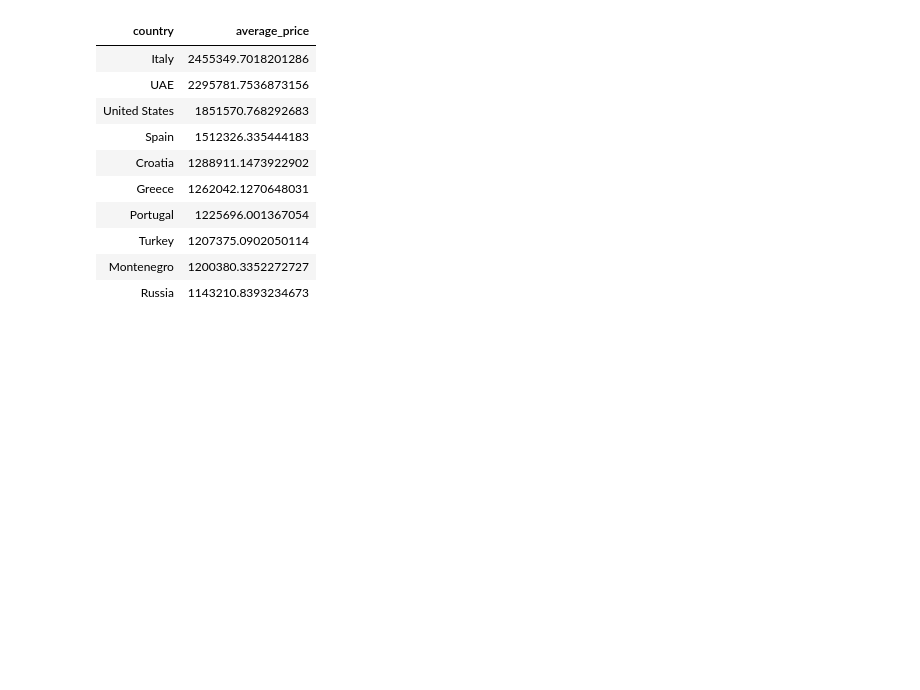
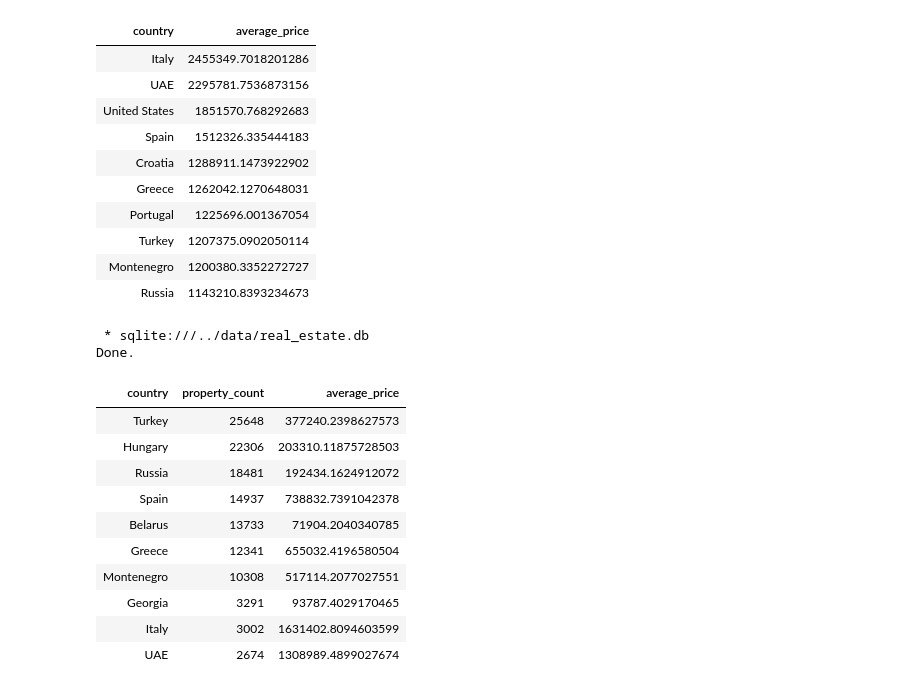
Before and after one commit to clia7/Data_Analytics_Journey, a Jupyter notebook: 05_Real_Estate_Case_Study/notebooks/04_Real_Estate_SQL.ipynb, the cells around one changed output. Cells and saved outputs as stored; diff of their text form; code cells hidden in the pictures; blank space fills up the shorter version.

```diff
--- a/05_Real_Estate_Case_Study/notebooks/04_Real_Estate_SQL.ipynb
+++ b/05_Real_Estate_Case_Study/notebooks/04_Real_Estate_SQL.ipynb
@@ -436,3 +436,30 @@ Done.
 | Turkey | 1207375.0902050114 |
 | Montenegro | 1200380.3352272727 |
 | Russia | 1143210.8393234673 |
+# %%
+%%sql
+
+SELECT
+    country,
+    COUNT(*) AS property_count,
+    AVG(price_in_USD) AS average_price
+FROM real_estate
+WHERE price_in_USD > 0
+GROUP BY country
+HAVING COUNT(*) > 1000
+ORDER BY property_count DESC
+LIMIT 10;
+# %% [output]
+ * sqlite:///../data/real_estate.db
+Done.
+| country | property_count | average_price |
+| Turkey | 25648 | 377240.2398627573 |
+| Hungary | 22306 | 203310.11875728503 |
+| Russia | 18481 | 192434.1624912072 |
+| Spain | 14937 | 738832.7391042378 |
+| Belarus | 13733 | 71904.2040340785 |
+| Greece | 12341 | 655032.4196580504 |
+| Montenegro | 10308 | 517114.2077027551 |
+| Georgia | 3291 | 93787.4029170465 |
+| Italy | 3002 | 1631402.8094603599 |
+| UAE | 2674 | 1308989.4899027674 |
```
